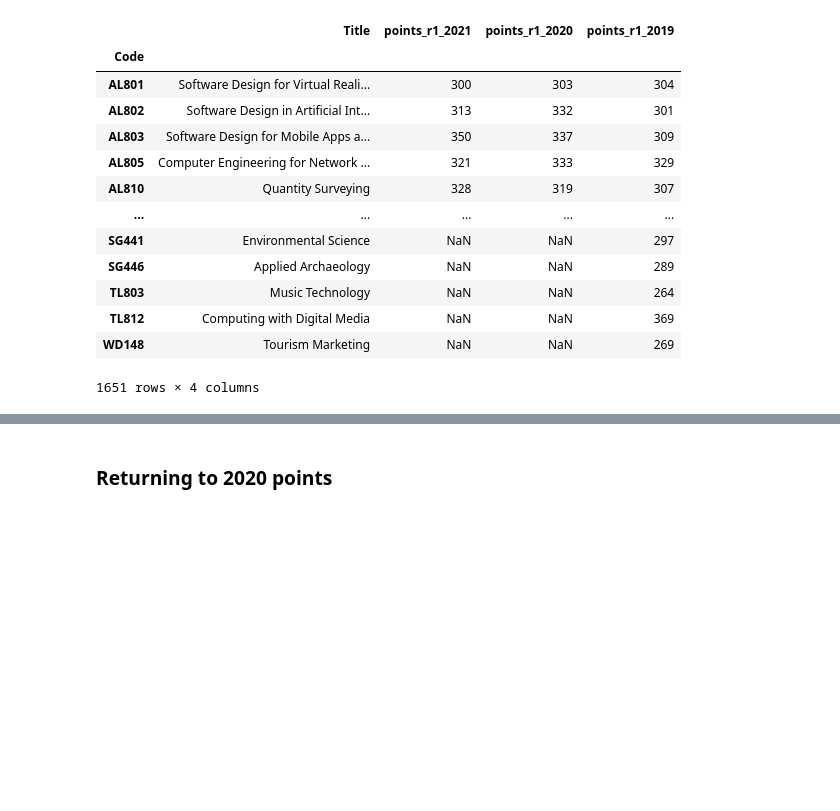
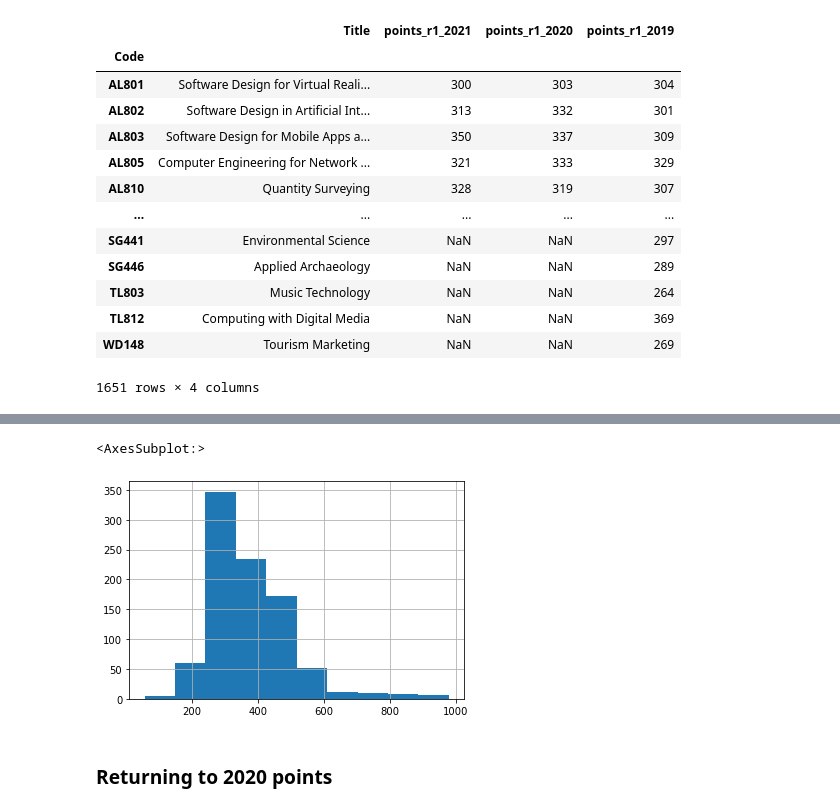
Before and after one commit to Lynch08/Fundementals_Of_Data_Analysis, a Jupyter notebook: CAO Points/new.ipynb, the cells around one changed output, grey strips where cells are left out. Drawn from its saved outputs; the diff is of its cells as text; code cells hidden in the pictures; blank space fills up the shorter version.

```diff
--- a/CAO Points/new.ipynb
+++ b/CAO Points/new.ipynb
@@ -711,0 +833,5 @@ allcourses
+# %%
+firstrndpts['points_r1_2019'][firstrndpts['points_r1_2019'] > 1.0 ].hist()
+# %% [output]
+<AxesSubplot:>
+[figure, added]
```
Also changed, not shown: parts of 49 cells of this notebook, 55 other files.
